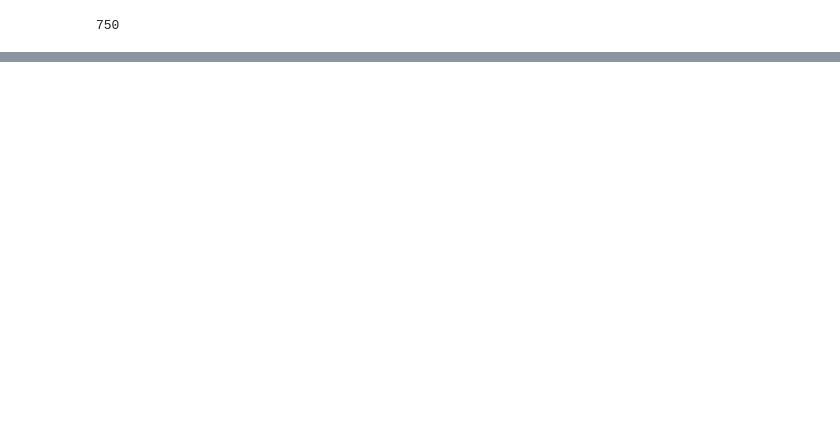
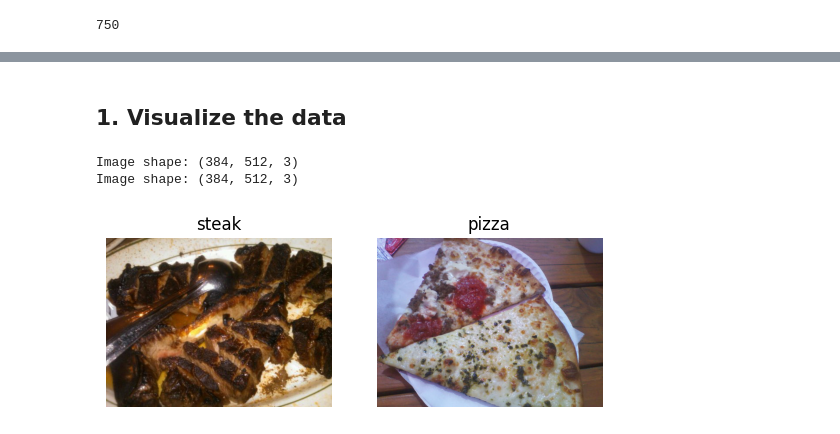
Before and after one commit to jescalada/Tensorflow-colabs, a Jupyter notebook: computer_vision_intro.ipynb, the cells around one changed output, grey strips where cells are left out. Saved outputs shown, nothing was run; the diff lists cells and outputs as text; code cells hidden in the pictures; blank space fills up the shorter version.

```diff
--- a/computer_vision_intro.ipynb
+++ b/computer_vision_intro.ipynb
@@ -71,0 +205,14 @@ Image shape: (512, 512, 3)
+# %% [markdown]
+## 1. Visualize the data
+# %%
+# Visualize data
+plt.figure()
+plt.subplot(1, 2, 1)
+
+steak_img = view_random_image("pizza_steak/train/", "steak")
+plt.subplot(1, 2, 2)
+pizza_img = view_random_image("pizza_steak/train/", "pizza")
+# %% [output]
+Image shape: (384, 512, 3)
+Image shape: (384, 512, 3)
+[figure, added]
```
Also changed, not shown: parts of 8 cells of this notebook.
